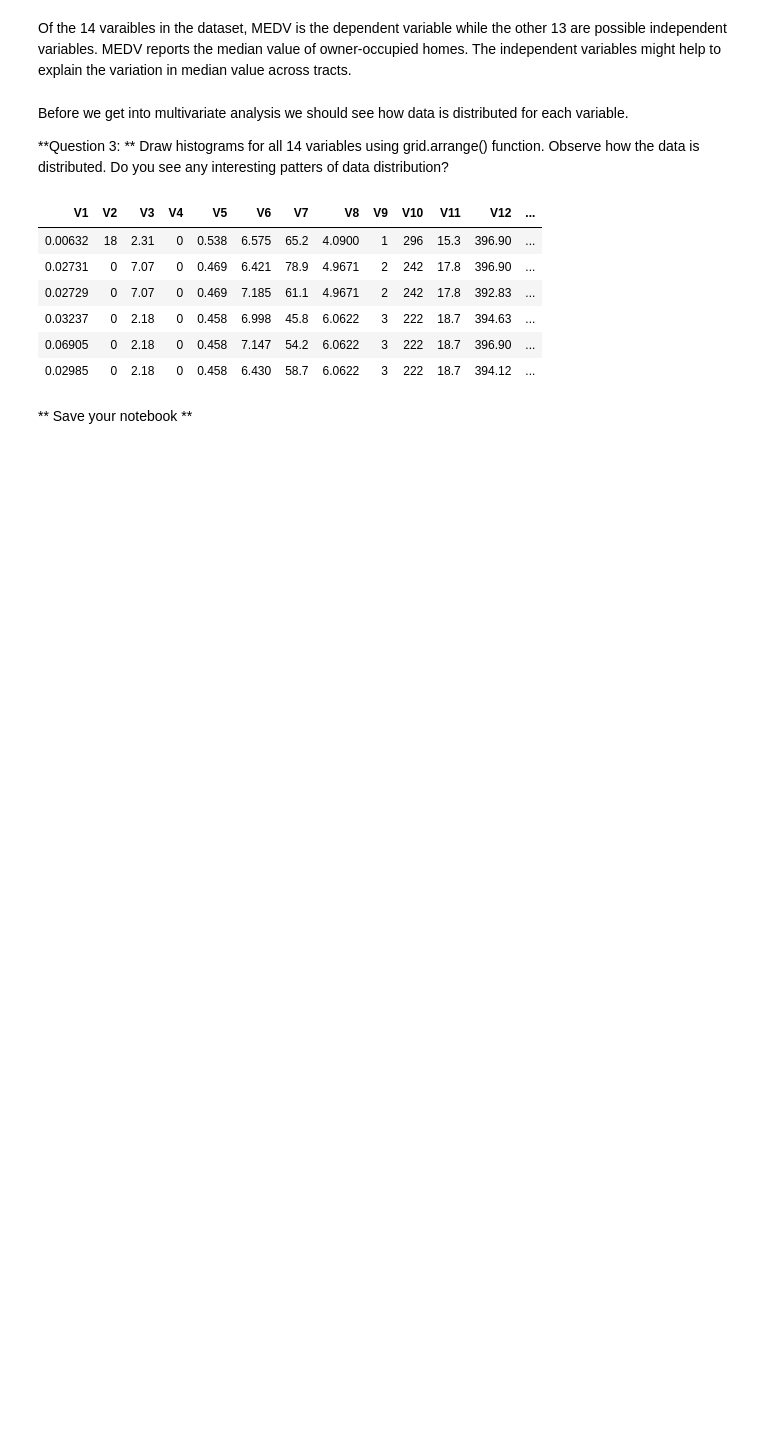
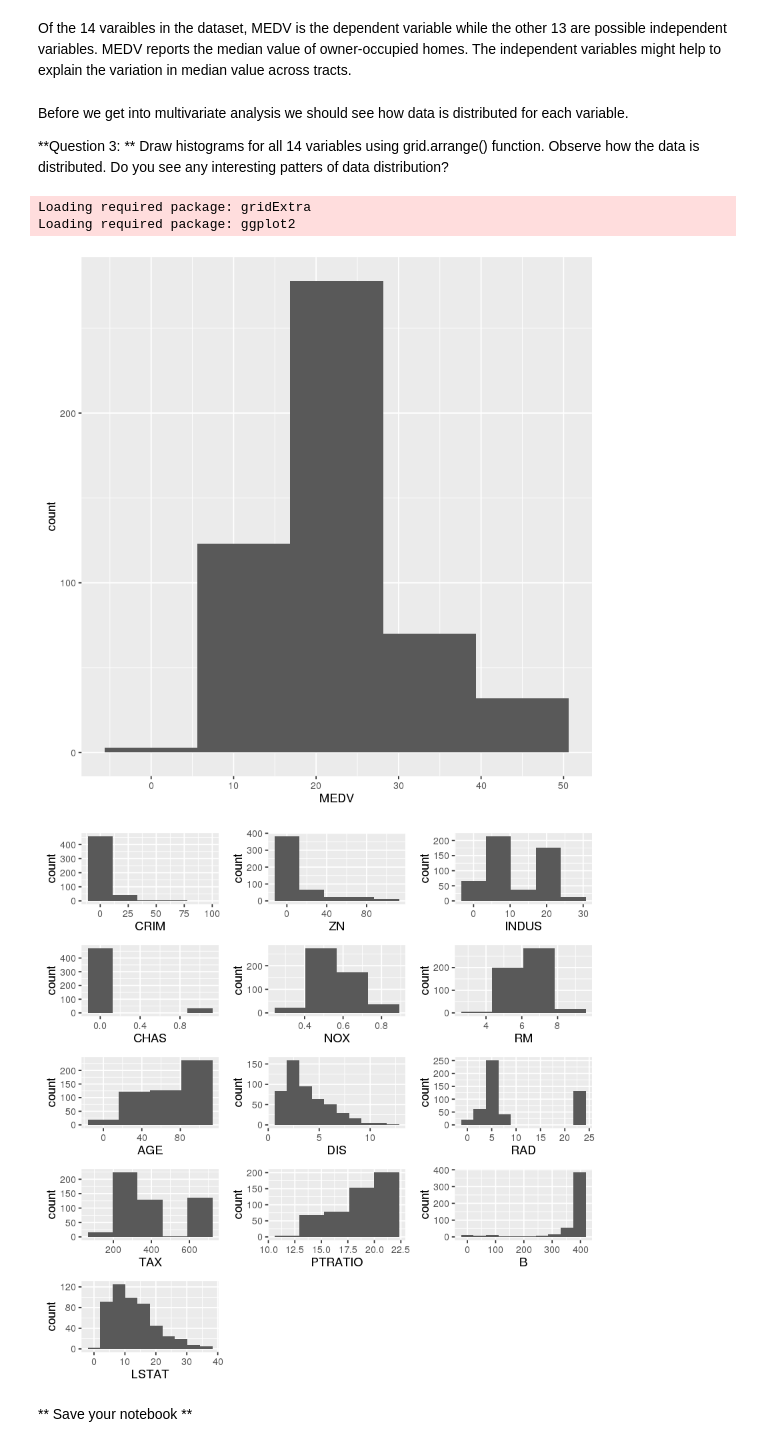
Before and after one commit to asouleymane/Mat-Stat-foundations, a Jupyter notebook: modules/module2/exercises/Extra_Exercises.ipynb, the cells around one changed output. Saved outputs shown, nothing was run; the diff lists cells and outputs as text; code cells hidden in the pictures; blank space fills up the shorter version.

```diff
--- a/modules/module2/exercises/Extra_Exercises.ipynb
+++ b/modules/module2/exercises/Extra_Exercises.ipynb
@@ -40,19 +42,33 @@ Of the 14 varaibles in the dataset, MEDV is the dependent variable while the oth
 Before we get into multivariate analysis we should see how data is distributed for each variable.
 
 **Question 3: ** Draw histograms for all 14 variables using grid.arrange() function. Observe how the data is distributed. Do you see any interesting patters of data distribution?
-# %%
-# Execute your code for question 3 here
-# -------------------------------------
-housing_data <- read.table("../../../datasets/housing/housing.txt")
-head(housing_data)
-# %% [output]
-| V1 | V2 | V3 | V4 | V5 | V6 | V7 | V8 | V9 | V10 | V11 | V12 | ... |
-| 0.00632 | 18 | 2.31 | 0 | 0.538 | 6.575 | 65.2 | 4.0900 | 1 | 296 | 15.3 | 396.90 | ... |
-| 0.02731 | 0 | 7.07 | 0 | 0.469 | 6.421 | 78.9 | 4.9671 | 2 | 242 | 17.8 | 396.90 | ... |
-| 0.02729 | 0 | 7.07 | 0 | 0.469 | 7.185 | 61.1 | 4.9671 | 2 | 242 | 17.8 | 392.83 | ... |
-| 0.03237 | 0 | 2.18 | 0 | 0.458 | 6.998 | 45.8 | 6.0622 | 3 | 222 | 18.7 | 394.63 | ... |
-| 0.06905 | 0 | 2.18 | 0 | 0.458 | 7.147 | 54.2 | 6.0622 | 3 | 222 | 18.7 | 396.90 | ... |
-| 0.02985 | 0 | 2.18 | 0 | 0.458 | 6.430 | 58.7 | 6.0622 | 3 | 222 | 18.7 | 394.12 | ... |
+# %%
+# Execute your code for question 3 here
+# -------------------------------------
+require(gridExtra)
+require(ggplot2)
+qplot(housing_data$MEDV,bins = 5,xlab='MEDV')
+
+grid.arrange(
+             qplot(housing_data$CRIM,bins = 5,xlab='CRIM'),
+             qplot(housing_data$ZN,bins = 5,xlab='ZN'),
+             qplot(housing_data$INDUS,bins = 5,xlab='INDUS'),
+             qplot(housing_data$CHAS,bins = 5,xlab='CHAS'),
+             qplot(housing_data$NOX,bins = 4,xlab='NOX'),
+             qplot(housing_data$RM,bins = 4,xlab='RM'),
+             qplot(housing_data$AGE,bins = 4,xlab='AGE'),
+             qplot(housing_data$DIS,bins = 10,xlab='DIS'),
+             qplot(housing_data$RAD,bins = 10,xlab='RAD'),
+             qplot(housing_data$TAX,bins = 5,xlab='TAX'),
+             qplot(housing_data$PTRATIO,bins = 5,xlab='PTRATIO'),
+             qplot(housing_data$B,bins = 10,xlab='B'),
+             qplot(housing_data$LSTAT,bins = 10,xlab='LSTAT'),
+             ncol = 3)
+# %% [output]
+Loading required package: gridExtra
+Loading required package: ggplot2
+[figure, added]
+[figure, added]
 # %% [markdown]
 ** Save your notebook **
 # %%
```
Also changed, not shown: parts of 2 cells of this notebook, 5 other files.
